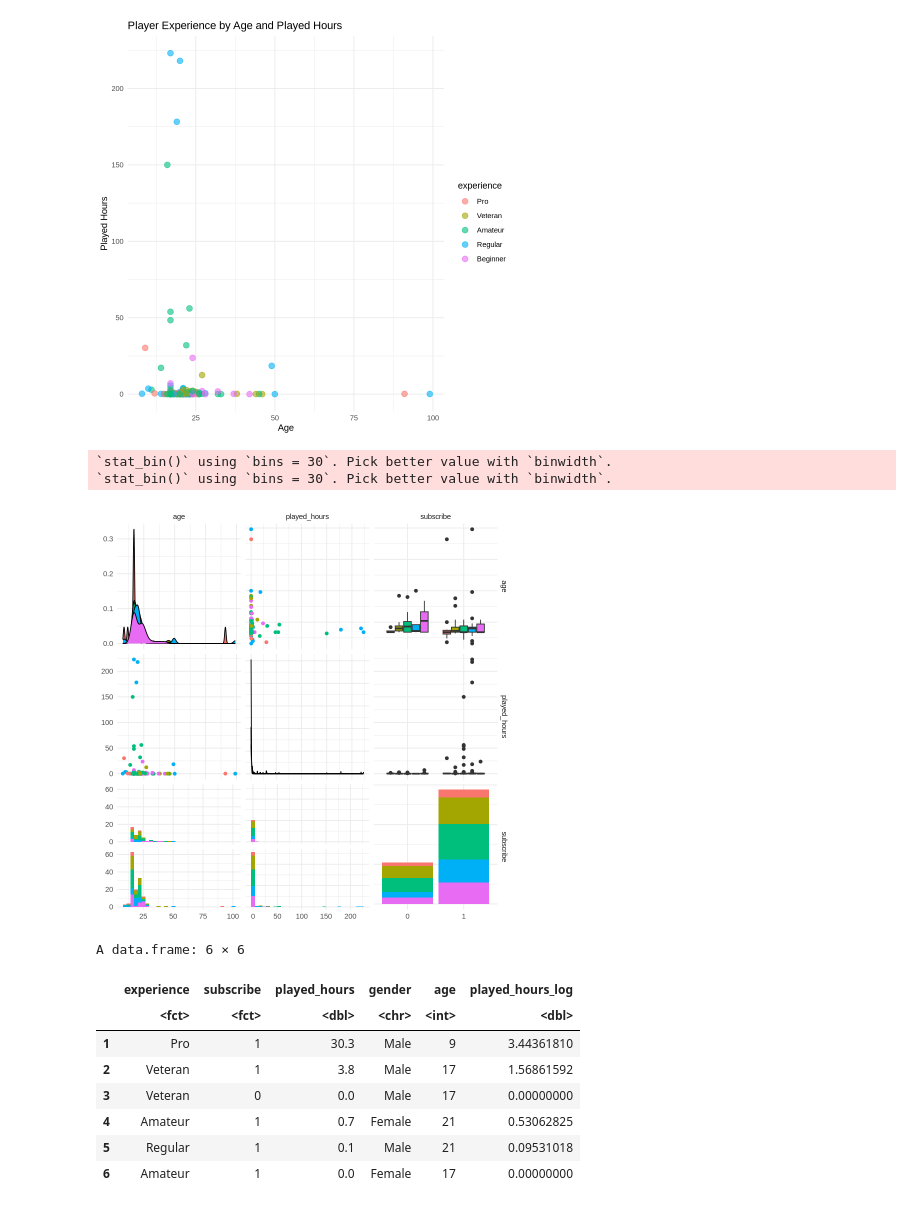
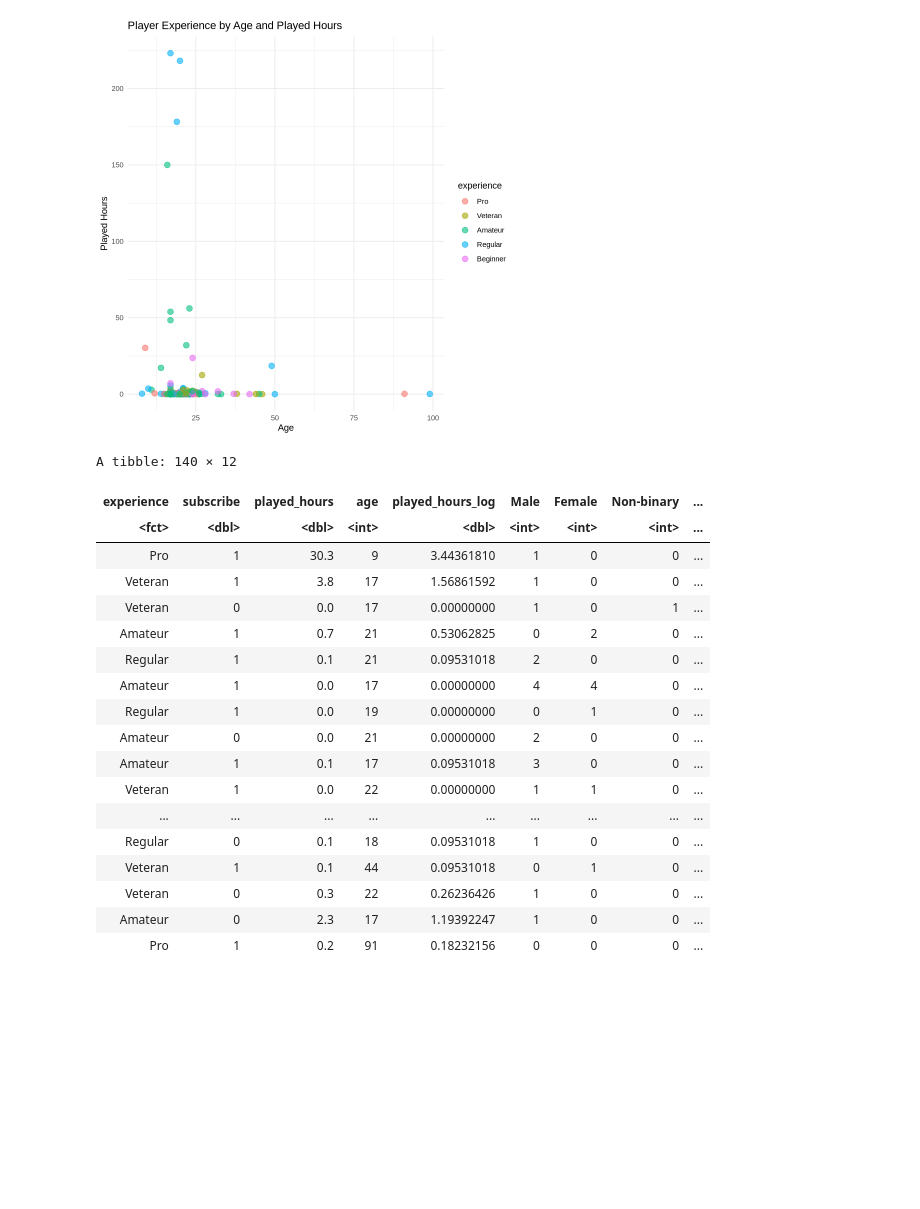
Before and after one commit to Jaden51/dsci-100-project-008-30, a Jupyter notebook: project.ipynb, the cells around one changed output. Cells and saved outputs as stored; diff of their text form; code cells hidden in the pictures; blank space fills up the shorter version.

```diff
--- a/project.ipynb
+++ b/project.ipynb
@@ -108,8 +90,10 @@ A data.frame: 6 × 5
 | 5 | Regular | TRUE | 0.1 | Male | 21 |
 | 6 | Amateur | TRUE | 0.0 | Female | 17 |
 # %%
+players_selected$subscribe <- as.numeric(players_selected$subscribe)
+
 players_selected <- players_selected |>
-    mutate(subscribe = as_factor(subscribe))
+    mutate(experience = as_factor(experience))
 
 players_final <- players_selected |>
     drop_na()
@@ -216,27 +205,28 @@ ggplot(players_final_count, aes(x = age, y = played_hours, color = experience))
 # %% [output]
 [figure]
-# %%
-ggpairs(players_final,
-        columns = c("age", "played_hours", "subscribe"),
-        aes(color = experience),
-        upper = list(continuous = "points"),
-        lower = list(continuous = "points")) +
-        theme_minimal()
-# %% [output]
-`stat_bin()` using `bins = 30`. Pick better value with `binwidth`.
-`stat_bin()` using `bins = 30`. Pick better value with `binwidth`.
-[figure, removed]
 # %%
 players_final_transformed <- players_final |>
-    mutate(played_hours_log = log(played_hours + 1))
-head(players_final_transformed)
+  mutate(played_hours_log = log(played_hours + 1)) |>
+pivot_wider(names_from = gender, values_from = gender,
+              values_fn = length, values_fill = list(gender = 0))
+players_final_transformed
 # %% [output]
-A data.frame: 6 × 6
+A tibble: 140 × 12
-|  | experience | subscribe | played_hours | gender | age | played_hours_log |
-|  | <fct> | <fct> | <dbl> | <chr> | <int> | <dbl> |
-| 1 | Pro | 1 | 30.3 | Male | 9 | 3.44361810 |
-| 2 | Veteran | 1 | 3.8 | Male | 17 | 1.56861592 |
-| 3 | Veteran | 0 | 0.0 | Male | 17 | 0.00000000 |
-| 4 | Amateur | 1 | 0.7 | Female | 21 | 0.53062825 |
-| 5 | Regular | 1 | 0.1 | Male | 21 | 0.09531018 |
-| 6 | Amateur | 1 | 0.0 | Female | 17 | 0.00000000 |
+| experience | subscribe | played_hours | age | played_hours_log | Male | Female | Non-binary | ... |
+| <fct> | <dbl> | <dbl> | <int> | <dbl> | <int> | <int> | <int> | ... |
+| Pro | 1 | 30.3 | 9 | 3.44361810 | 1 | 0 | 0 | ... |
+| Veteran | 1 | 3.8 | 17 | 1.56861592 | 1 | 0 | 0 | ... |
+| Veteran | 0 | 0.0 | 17 | 0.00000000 | 1 | 0 | 1 | ... |
+| Amateur | 1 | 0.7 | 21 | 0.53062825 | 0 | 2 | 0 | ... |
+| Regular | 1 | 0.1 | 21 | 0.09531018 | 2 | 0 | 0 | ... |
+| Amateur | 1 | 0.0 | 17 | 0.00000000 | 4 | 4 | 0 | ... |
+| Regular | 1 | 0.0 | 19 | 0.00000000 | 0 | 1 | 0 | ... |
+| Amateur | 0 | 0.0 | 21 | 0.00000000 | 2 | 0 | 0 | ... |
+| Amateur | 1 | 0.1 | 17 | 0.09531018 | 3 | 0 | 0 | ... |
+| Veteran | 1 | 0.0 | 22 | 0.00000000 | 1 | 1 | 0 | ... |
+| ... | ... | ... | ... | ... | ... | ... | ... | ... |
+| Regular | 0 | 0.1 | 18 | 0.09531018 | 1 | 0 | 0 | ... |
+| Veteran | 1 | 0.1 | 44 | 0.09531018 | 0 | 1 | 0 | ... |
+| Veteran | 0 | 0.3 | 22 | 0.26236426 | 1 | 0 | 0 | ... |
+| Amateur | 0 | 2.3 | 17 | 1.19392247 | 1 | 0 | 0 | ... |
+| Pro | 1 | 0.2 | 91 | 0.18232156 | 0 | 0 | 0 | ... |
```
Also changed, not shown: parts of 20 cells of this notebook.
